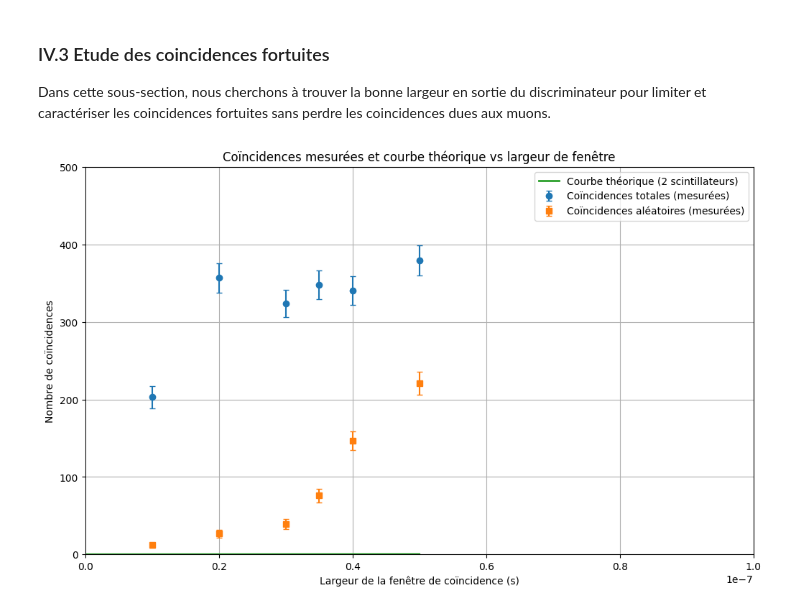
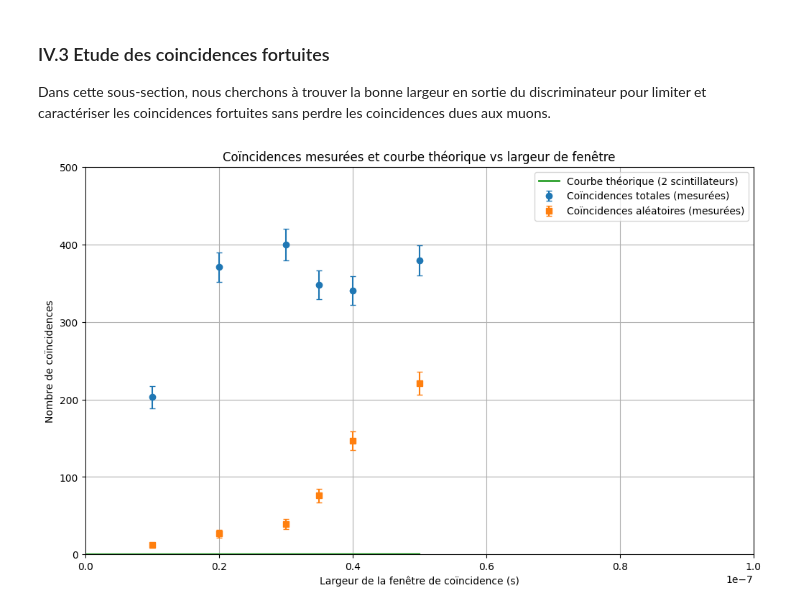
Before and after one commit to Arpad-Schaeffer/Modal, a Jupyter notebook: Muon_Detection_Scintillators.ipynb, the cells around one changed output. Saved outputs shown, nothing was run; the diff lists cells and outputs as text; code cells hidden in the pictures.

```diff
--- a/Muon_Detection_Scintillators.ipynb
+++ b/Muon_Detection_Scintillators.ipynb
@@ -467,7 +467,7 @@ R2 = 1800    # taux du scintillateur 2 (hit/min)
 R3 = 1900    # taux du scintillateur 3 (hit/min)
 
 filename = 'DECT1_DECT2_Delay.csv'
-skip_lines = 18 # Nombre de lignes à sauter au début du fichier
+skip_lines = 19 # Nombre de lignes à sauter au début du fichier
 
 # Conversion des taux en hit/s
 R1_Hz = R1 / 60.
@@ -515,31 +515,31 @@ elif num_scint == 3:
     # Pour 3 scintillateurs : N_théorique = K * (Width)^2
     theo_random = K * (width ** 2)
     x_fit = np.linspace(0, width.max(), 500)
     y_fit = K * (x_fit ** 2)
 
 # -----------------------------
 # Tracé des courbes
 # -----------------------------
 plt.figure(figsize=(12, 7))
 
 # Tracé des coïncidences aléatoires mesurées avec delay
 plt.errorbar(width, count_WO, yerr=errors_WO, fmt='o', capsize=3, label='Coïncidences totales (mesurées)')
 
 # Tracé des coïncidences totales mesurées
 plt.errorbar(width, count_total, yerr=errors_total, fmt='s', capsize=3, label='Coïncidences aléatoires (mesurées)')
 
 # Tracé de la courbe théorique
 plt.plot(x_fit, y_fit, '-', lw=2, label=f'Courbe théorique ({num_scint} scintillateurs)')
 
 plt.xlabel("Largeur de la fenêtre de coïncidence (s)")
 plt.ylabel("Nombre de coïncidences")
 plt.title("Coïncidences mesurées et courbe théorique vs largeur de fenêtre")
 plt.xlim(xmin, xmax)
 plt.ylim(ymin, ymax)
 if log_scale:
     plt.yscale('log')
 plt.legend()
 plt.grid(True)
 plt.show()
 # %% [output]
-[figure, old version]
+[figure, new version]
```
Also changed, not shown: 2 other files.
